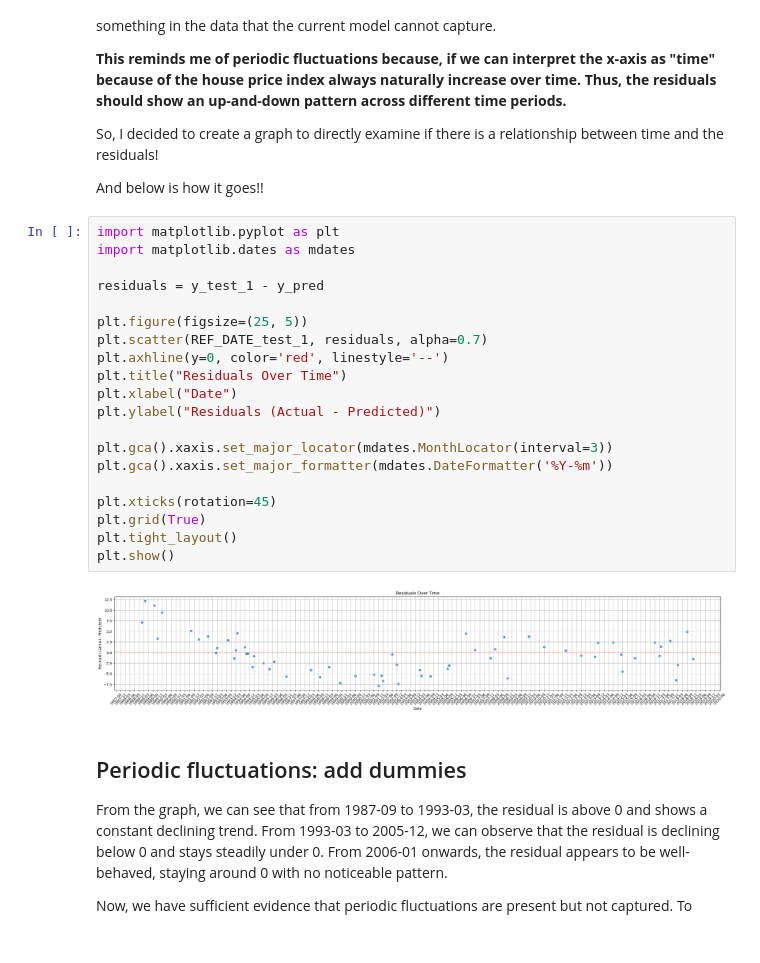
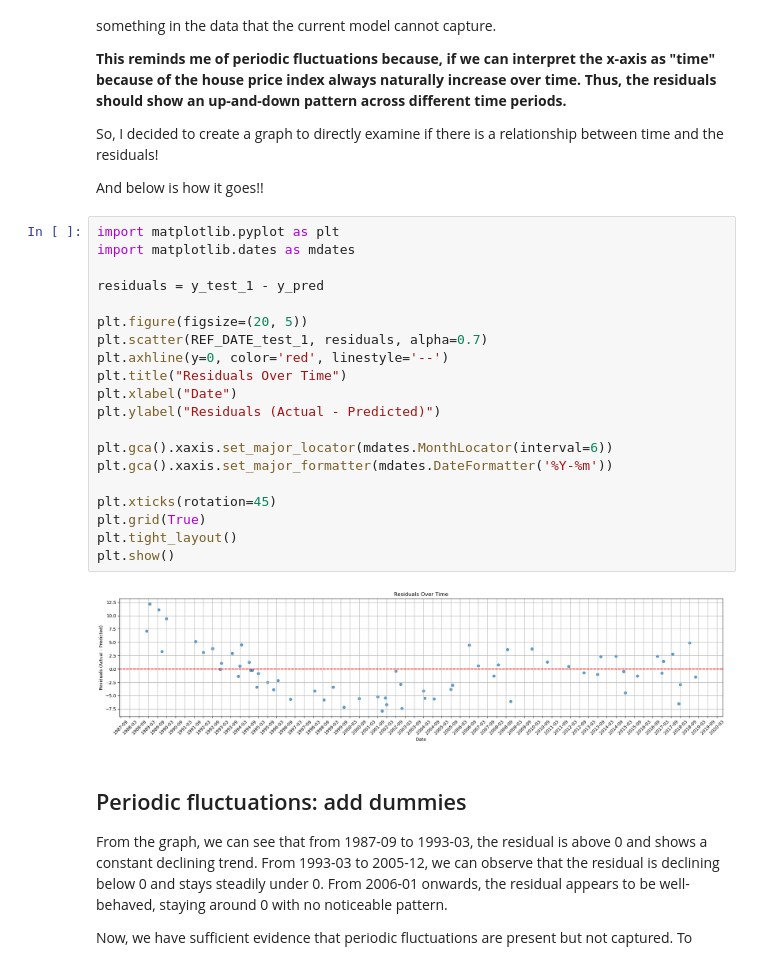
Before and after one commit to Winston8885/econproject, a Jupyter notebook: page.ipynb, the cells around one changed output. Cells and saved outputs as stored; diff of their text form.

```diff
--- a/page.ipynb
+++ b/page.ipynb
@@ -362,25 +407,25 @@ And below is how it goes!!
 # %%
 import matplotlib.pyplot as plt
 import matplotlib.dates as mdates
 
 residuals = y_test_1 - y_pred
 
-plt.figure(figsize=(25, 5))
+plt.figure(figsize=(20, 5))
 plt.scatter(REF_DATE_test_1, residuals, alpha=0.7)
 plt.axhline(y=0, color='red', linestyle='--')
 plt.title("Residuals Over Time")
 plt.xlabel("Date")
 plt.ylabel("Residuals (Actual - Predicted)")
 
-plt.gca().xaxis.set_major_locator(mdates.MonthLocator(interval=3))
+plt.gca().xaxis.set_major_locator(mdates.MonthLocator(interval=6))
 plt.gca().xaxis.set_major_formatter(mdates.DateFormatter('%Y-%m'))
 
 plt.xticks(rotation=45)
 plt.grid(True)
 plt.tight_layout()
 plt.show()
 # %% [output]
-[figure, old version]
+[figure, new version]
 # %% [markdown]
 ## Periodic fluctuations: add dummies
 
```
Also changed, not shown: parts of 32 cells of this notebook.
